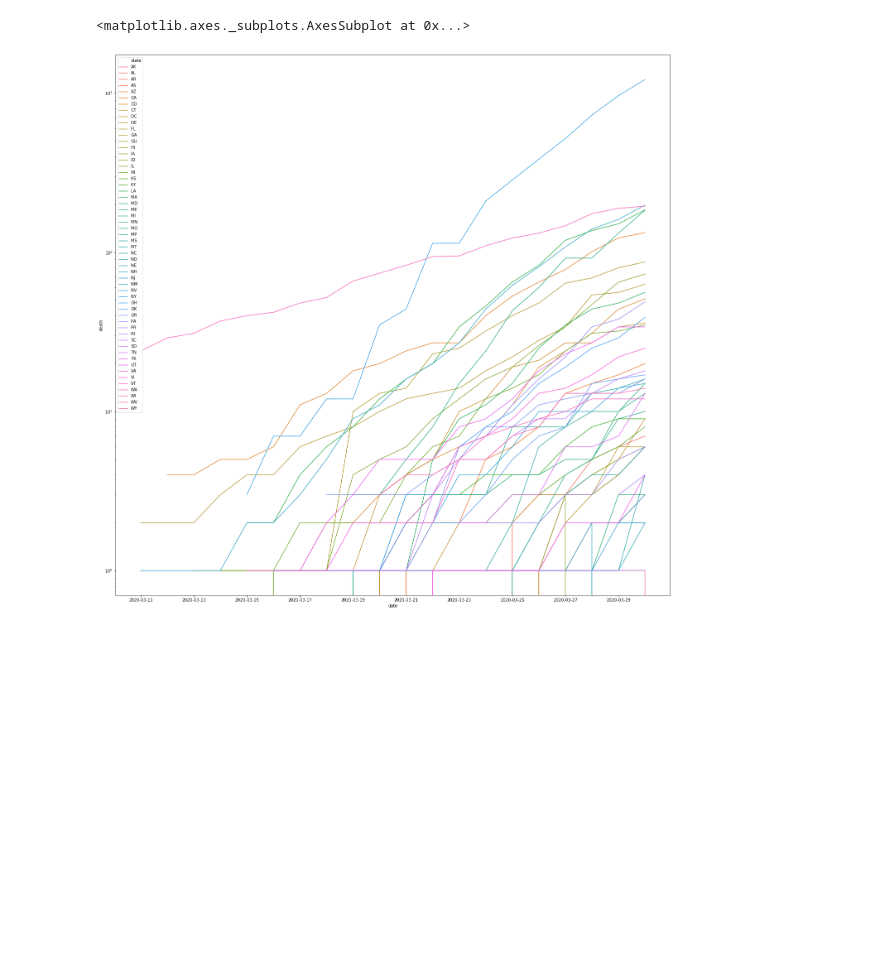
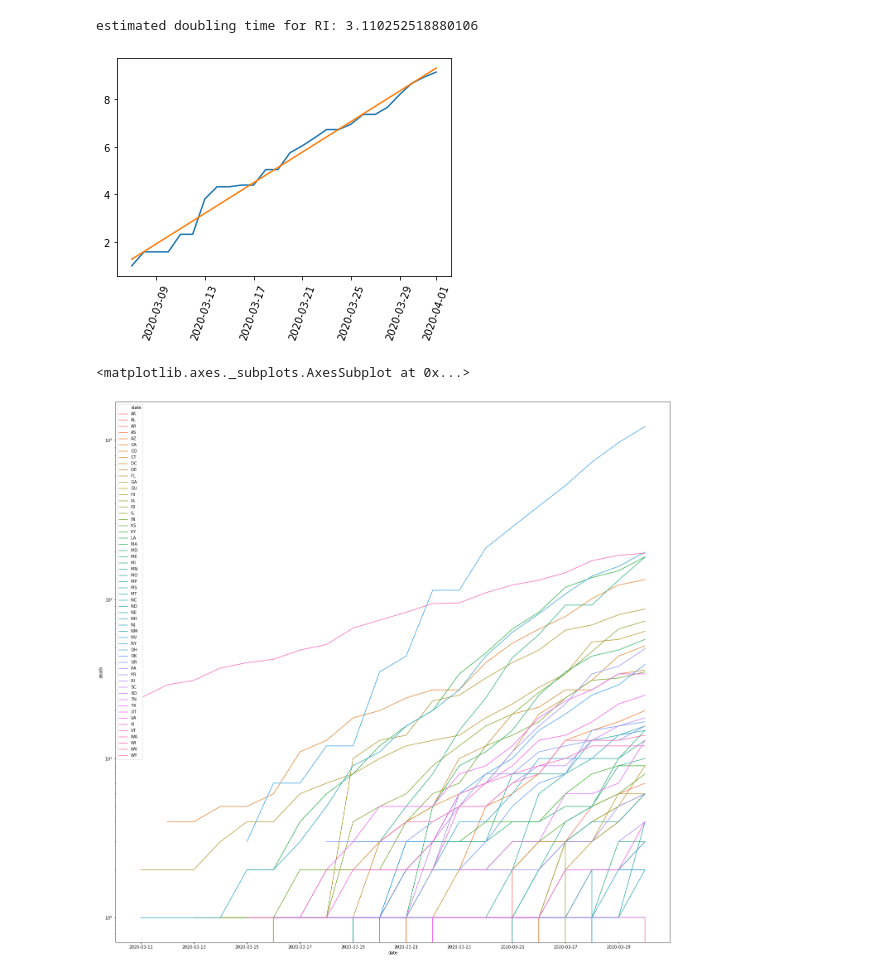
Before and after one commit to andrewkern/bio399, a Jupyter notebook: week2.ipynb, the cells around one changed output. Saved outputs shown, nothing was run; the diff lists cells and outputs as text; code cells hidden in the pictures; blank space fills up the shorter version.

```diff
--- a/week2.ipynb
+++ b/week2.ipynb
@@ -17,3 +65,18 @@ x[x['state'] == 'WA']['positive'].plot()
+# %%
+state = 'RI'
+ca_log = np.log2(x[x['state'] == state]['positive'])
+day = list(range(len(ca_log.index)))
+day.reverse()
+day = np.array(day)
+slope, intercept = np.polyfit(day,ca_log,1)
+y = (slope * day) + intercept
+plt.plot(ca_log.index,ca_log)
+plt.plot(ca_log.index,y)
+plt.xticks(rotation=70)
+print(f"estimated doubling time for {state}: {1.0/slope}")
+# %% [output]
+estimated doubling time for RI: 3.110252518880106
+[figure, added]
 # %%
 import seaborn as sns
 f, ax = plt.subplots(figsize=(24, 24))
```
Also changed, not shown: parts of 5 cells of this notebook.
